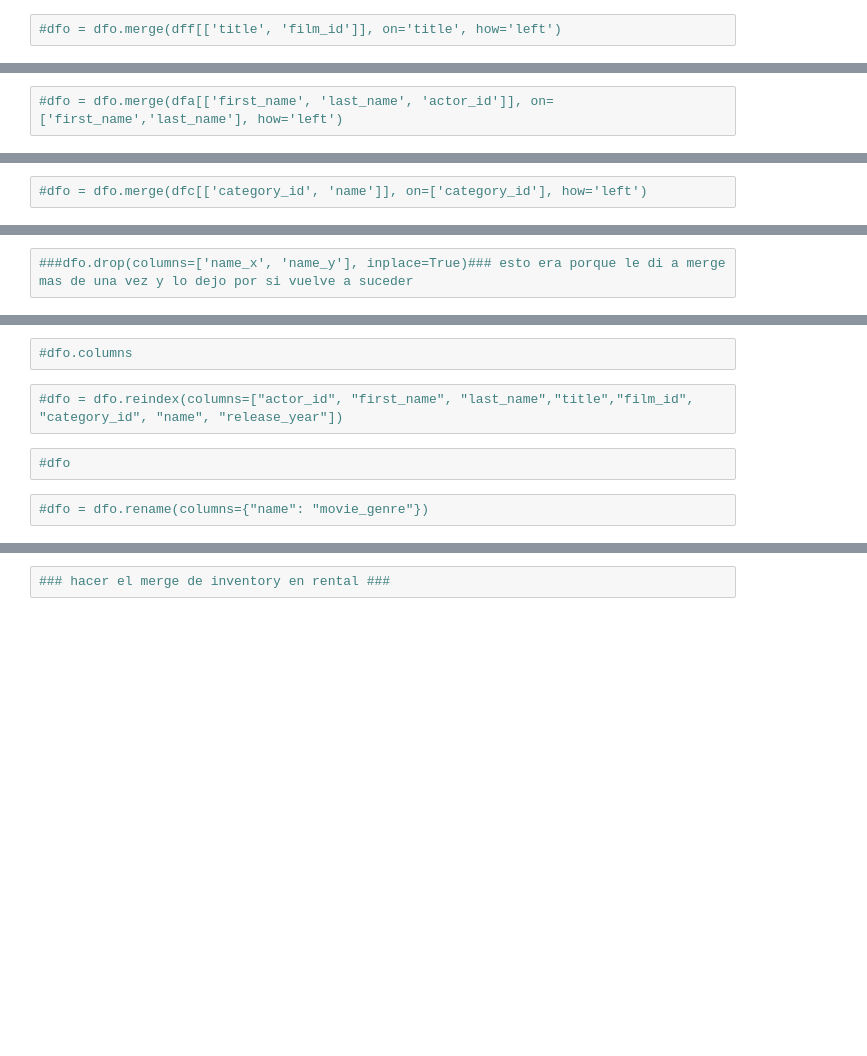
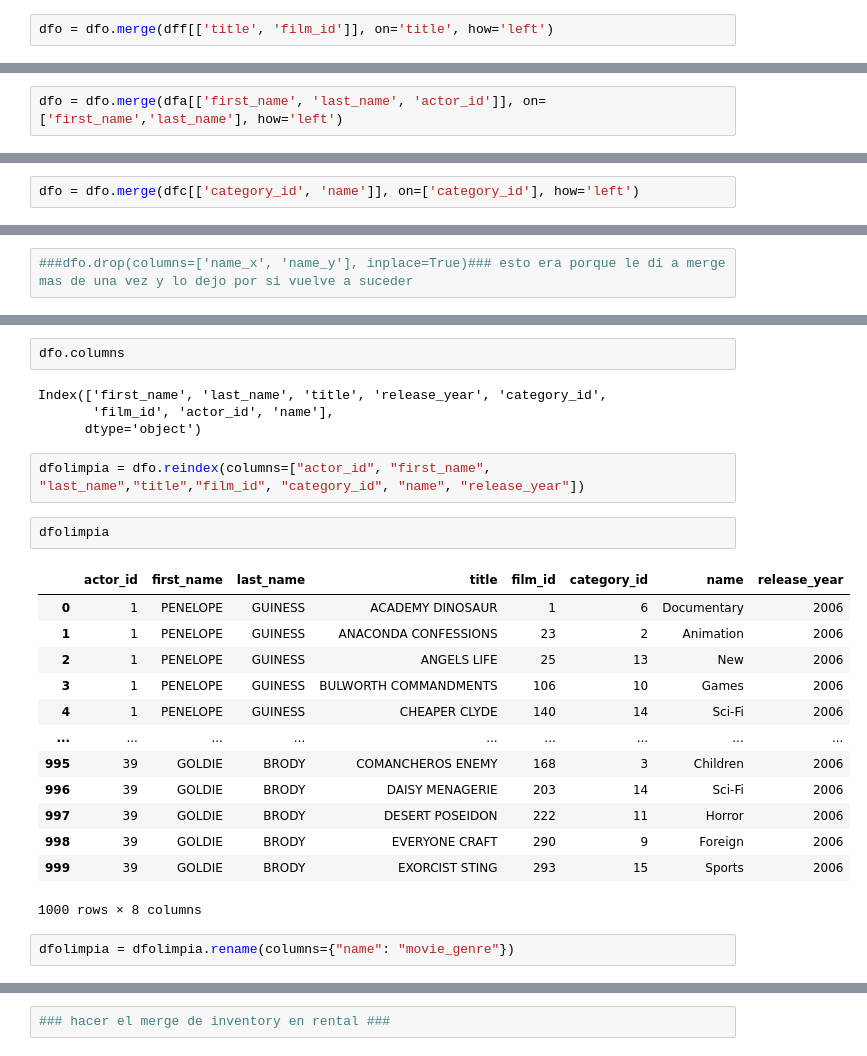
Before and after one commit to DFDA19/Proyect_SQL, a Jupyter notebook: Chequeo de data y limpieza de la misma.ipynb, the cells around one changed output, grey strips where cells are left out. Cells and saved outputs as stored; diff of their text form; blank space fills up the shorter version.

```diff
--- a/Chequeo de data y limpieza de la misma.ipynb
+++ b/Chequeo de data y limpieza de la misma.ipynb
@@ -581,3 +385,3 @@ dfr.to_csv('rental', index=False)
 # %%
-#dfo = dfo.merge(dff[['title', 'film_id']], on='title', how='left')
+dfo = dfo.merge(dff[['title', 'film_id']], on='title', how='left')
 # %%
@@ -585,3 +403,3 @@ dfr.to_csv('rental', index=False)
 # %%
-#dfo = dfo.merge(dfa[['first_name', 'last_name', 'actor_id']], on=['first_name','last_name'], how='left')
+dfo = dfo.merge(dfa[['first_name', 'last_name', 'actor_id']], on=['first_name','last_name'], how='left')
 # %%
@@ -591,3 +432,3 @@ dfr.to_csv('rental', index=False)
 # %%
-#dfo = dfo.merge(dfc[['category_id', 'name']], on=['category_id'], how='left')
+dfo = dfo.merge(dfc[['category_id', 'name']], on=['category_id'], how='left')
 # %%
@@ -599,9 +468,27 @@ dfr.to_csv('rental', index=False)
 # %%
-#dfo.columns
+dfo.columns
+# %% [output]
+Index(['first_name', 'last_name', 'title', 'release_year', 'category_id',
+       'film_id', 'actor_id', 'name'],
+      dtype='object')
 # %%
-#dfo = dfo.reindex(columns=["actor_id", "first_name", "last_name","title","film_id", "category_id", "name", "release_year"])
+dfolimpia = dfo.reindex(columns=["actor_id", "first_name", "last_name","title","film_id", "category_id", "name", "release_year"])
 # %%
-#dfo
+dfolimpia
+# %% [output]
+|  | actor_id | first_name | last_name | title | film_id | category_id | name | release_year |
+| 0 | 1 | PENELOPE | GUINESS | ACADEMY DINOSAUR | 1 | 6 | Documentary | 2006 |
+| 1 | 1 | PENELOPE | GUINESS | ANACONDA CONFESSIONS | 23 | 2 | Animation | 2006 |
+| 2 | 1 | PENELOPE | GUINESS | ANGELS LIFE | 25 | 13 | New | 2006 |
+| 3 | 1 | PENELOPE | GUINESS | BULWORTH COMMANDMENTS | 106 | 10 | Games | 2006 |
+| 4 | 1 | PENELOPE | GUINESS | CHEAPER CLYDE | 140 | 14 | Sci-Fi | 2006 |
+| ... | ... | ... | ... | ... | ... | ... | ... | ... |
+| 995 | 39 | GOLDIE | BRODY | COMANCHEROS ENEMY | 168 | 3 | Children | 2006 |
+| 996 | 39 | GOLDIE | BRODY | DAISY MENAGERIE | 203 | 14 | Sci-Fi | 2006 |
+| 997 | 39 | GOLDIE | BRODY | DESERT POSEIDON | 222 | 11 | Horror | 2006 |
+| 998 | 39 | GOLDIE | BRODY | EVERYONE CRAFT | 290 | 9 | Foreign | 2006 |
+| 999 | 39 | GOLDIE | BRODY | EXORCIST STING | 293 | 15 | Sports | 2006 |
+1000 rows × 8 columns
 # %%
-#dfo = dfo.rename(columns={"name": "movie_genre"})
+dfolimpia = dfolimpia.rename(columns={"name": "movie_genre"})
 # %%
```
Also changed, not shown: parts of 85 cells of this notebook, 3 other files.
